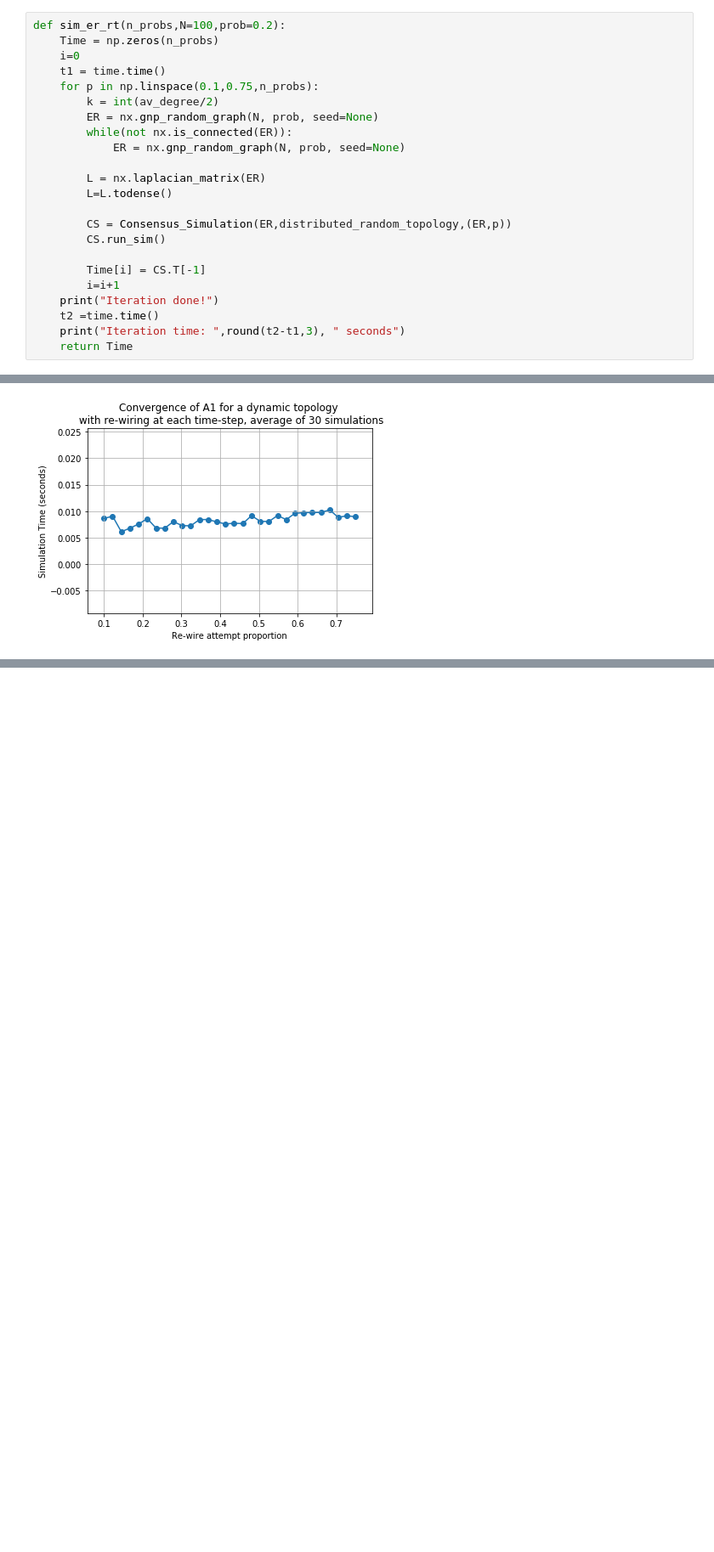
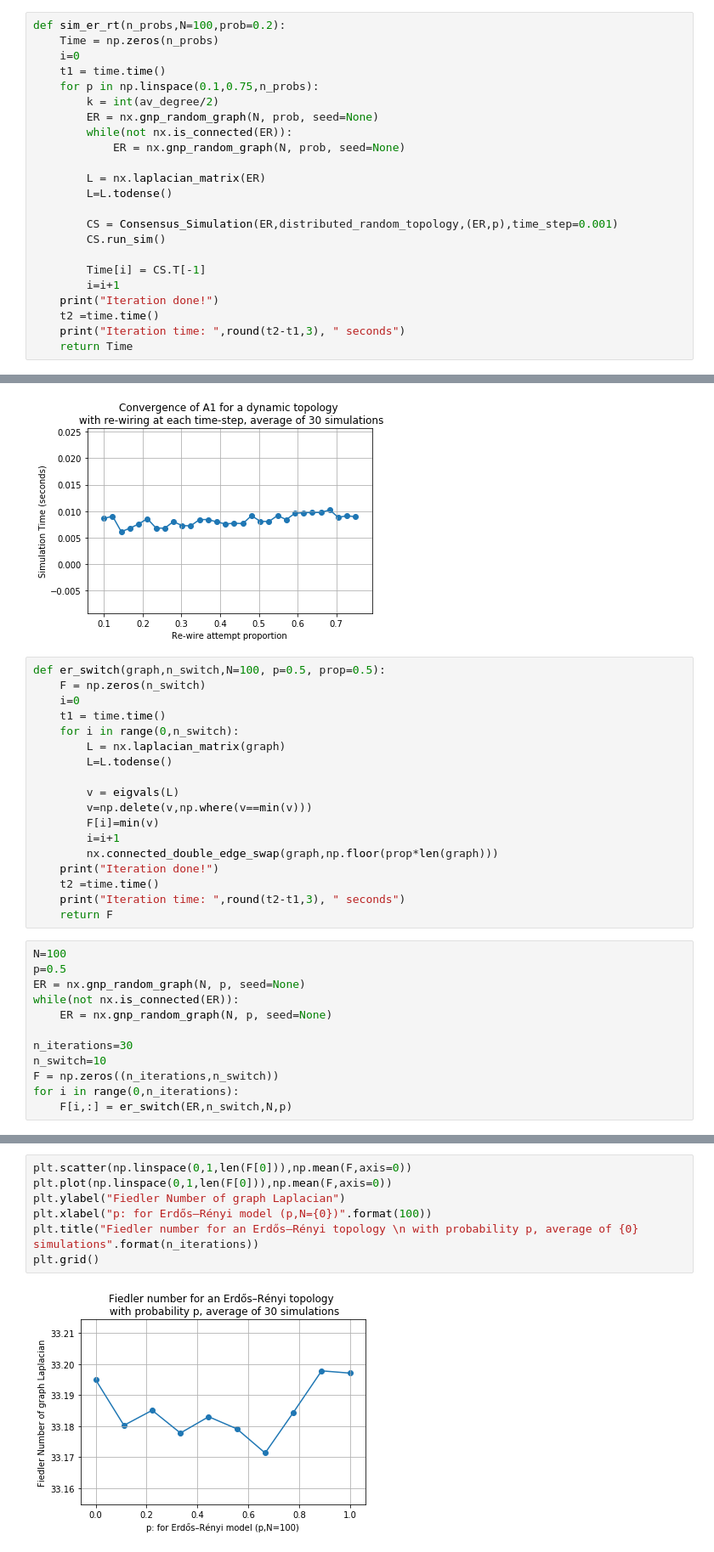
Before and after one commit to harveydevereux/Consensus, a Jupyter notebook: Notes/consensus.ipynb, the cells around one changed output, grey strips where cells are left out. Shown at 85% size. Cells and saved outputs as stored; diff of their text form; blank space fills up the shorter version.

```diff
--- a/Notes/consensus.ipynb
+++ b/Notes/consensus.ipynb
@@ -231,7 +274,7 @@ def sim_er_rt(n_probs,N=100,prob=0.2):
         L = nx.laplacian_matrix(ER)
         L=L.todense()
 
-        CS = Consensus_Simulation(ER,distributed_random_topology,(ER,p))
+        CS = Consensus_Simulation(ER,distributed_random_topology,(ER,p),time_step=0.001)
         CS.run_sim()
 
         Time[i] = CS.T[-1]
@@ -665,3 +742,33 @@ plt.grid()
 plt.savefig("rt er Consensus time",bbpx_inches='tight')
 # %% [output]
 [figure]
+# %%
+def er_switch(graph,n_switch,N=100, p=0.5, prop=0.5):
+    F = np.zeros(n_switch)
+    i=0
+    t1 = time.time()
+    for i in range(0,n_switch):
+        L = nx.laplacian_matrix(graph)
+        L=L.todense()
+
+        v = eigvals(L)
+        v=np.delete(v,np.where(v==min(v)))
+        F[i]=min(v)
+        i=i+1
+        nx.connected_double_edge_swap(graph,np.floor(prop*len(graph)))
+    print("Iteration done!")
+    t2 =time.time()
+    print("Iteration time: ",round(t2-t1,3), " seconds")
+    return F
+# %%
+N=100
+p=0.5
+ER = nx.gnp_random_graph(N, p, seed=None)
+while(not nx.is_connected(ER)):
+    ER = nx.gnp_random_graph(N, p, seed=None)
+
+n_iterations=30
+n_switch=10
+F = np.zeros((n_iterations,n_switch))
+for i in range(0,n_iterations):
+    F[i,:] = er_switch(ER,n_switch,N,p)
@@ -667,0 +793,9 @@ plt.savefig("rt er Consensus time",bbpx_inches='tight')
+# %%
+plt.scatter(np.linspace(0,1,len(F[0])),np.mean(F,axis=0))
+plt.plot(np.linspace(0,1,len(F[0])),np.mean(F,axis=0))
+plt.ylabel("Fiedler Number of graph Laplacian")
+plt.xlabel("p: for Erdős–Rényi model (p,N={0})".format(100))
+plt.title("Fiedler number for an Erdős–Rényi topology \n with probability p, average of {0} simulations".format(n_iterations))
+plt.grid()
+# %% [output]
+[figure, added]
```
Also changed, not shown: parts of 13 cells of this notebook, 12 other files.
